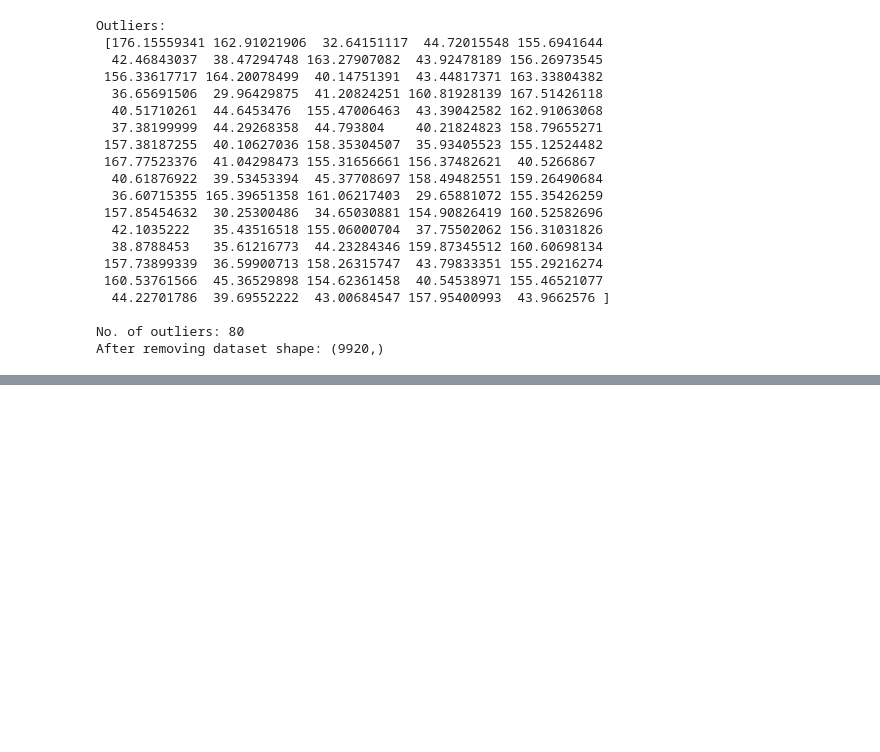
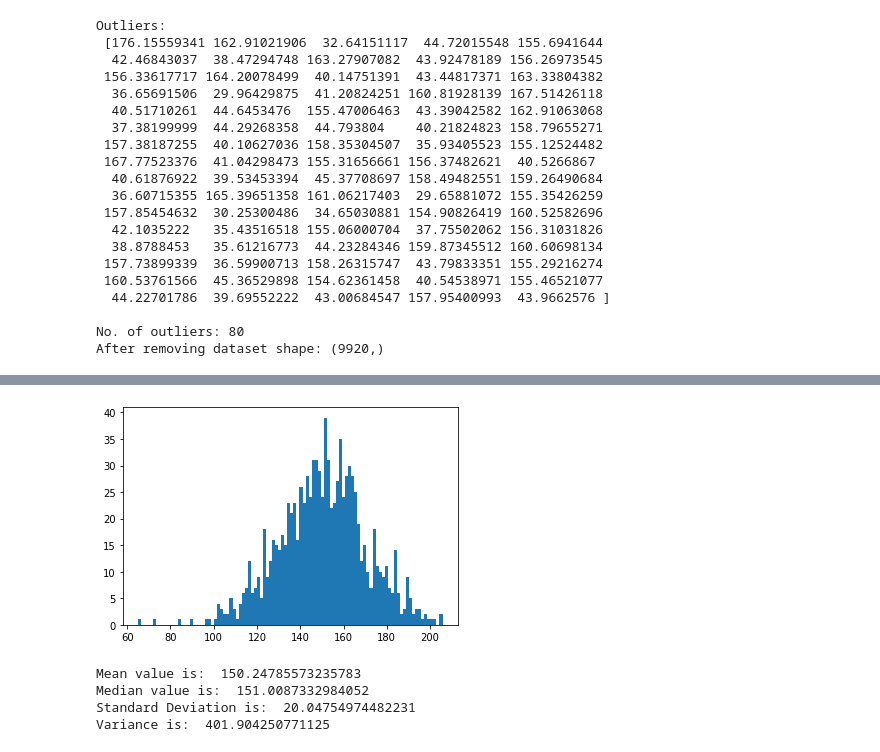
Before and after one commit to surya3217/Data_Science, a Jupyter notebook: Numpy/Numpy_Assignment.ipynb, the cells around one changed output, grey strips where cells are left out. Saved outputs shown, nothing was run; the diff lists cells and outputs as text; code cells hidden in the pictures; blank space fills up the shorter version.

```diff
--- a/Numpy/Numpy_Assignment.ipynb
+++ b/Numpy/Numpy_Assignment.ipynb
@@ -129,0 +132,17 @@ After removing dataset shape: (9920,)
+# %%
+"""
+  Problem Statement:
+    Create a normally distributed random data with parameters:
+    Centered around 150.
+    Standard Deviation of 20.
+    Total 1000 data points.
+
+    Plot the histogram using matplotlib (bucket size =100) and observe the shape.
+    Calculate Standard Deviation and Variance.
+"""
+import numpy as np
+import matplotlib.pyplot as plt
+
+## randomly generated, normal distributed data
+data = np.random.normal(150.0, 20.0, 1000)
+print (data)
@@ -129,0 +167,14 @@ After removing dataset shape: (9920,)
+# %%
+plt.hist(data, 100)
+plt.show()
+
+print("Mean value is: ", np.mean(data))
+print("Median value is: ", np.median(data))
+print("Standard Deviation is: ", np.std(data))
+print("Variance is: ", np.std(data)**2 )
+# %% [output]
+[figure, added]
+Mean value is:  150.24785573235783
+Median value is:  151.0087332984052
+Standard Deviation is:  20.04754974482231
+Variance is:  401.904250771125
```
Also changed, not shown: parts of 3 cells of this notebook.
